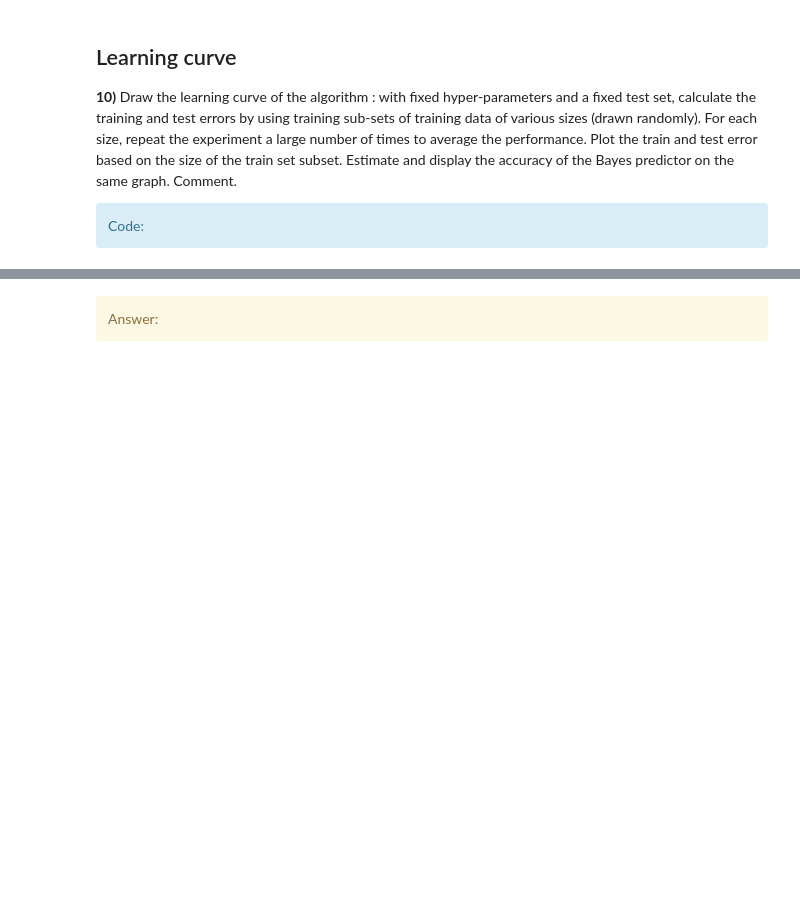
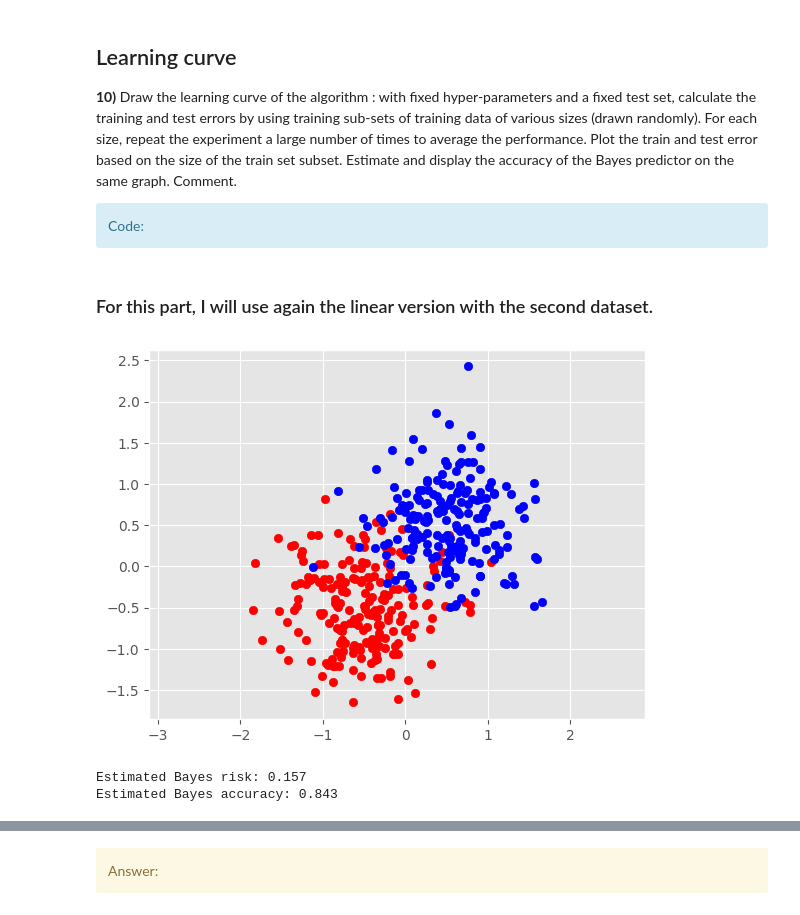
Before and after one commit to ronan-lebas/SD-TSIA210, a Jupyter notebook: TP_SVM.ipynb, the cells around one changed output, grey strips where cells are left out. Saved outputs shown, nothing was run; the diff lists cells and outputs as text; code cells hidden in the pictures; blank space fills up the shorter version.

```diff
--- a/TP_SVM.ipynb
+++ b/TP_SVM.ipynb
@@ -420,6 +420,35 @@ Plot the train and test error based on the size of the train set subset. Estimat
 
 <div class='alert alert-block alert-info'>
             Code:</div>
+# %% [markdown]
+### For this part, I will use again the linear version with the second dataset.
+# %%
+# Generate data and verify graphically that the two classes overlap
+# Re-use the code from question 3 and 5
+# Create two centers for the two distributions
+n1 = 200
+n2 = 200
+mu1 = [0.5, 0.5]
+mu2 = [-0.5, -0.5]
+sigma1 = [0.5, 0.5]
+sigma2 = [0.5, 0.5]
+centers = [mu1, mu2]
+sigmas = [sigma1, sigma2]
+
+# Use make_blobs to generate the two dimensions points from the two centers
+X, y = make_blobs(n_samples=n1+n2, centers=centers, cluster_std=sigmas, random_state=42)
+
+# Plot the points
+pos = np.where(y == 1)[0]
+neg = np.where(y == 0)[0]
+plt.scatter(X[pos,0], X[pos,1], c='r')
+plt.scatter(X[neg,0], X[neg,1], c='b')
+plt.axis('equal')
+plt.show()
+
+X_train, X_test, y_train, y_test = train_test_split(X, y, test_size=0.25, random_state=42)
+# %% [output]
+[figure, added]
 # %%
 # Total number of training samples
 n_tr = len(X_train)
@@ -468,0 +490,33 @@ plt.show()
+# %%
+# Do a Monte-Carlo estimation of the Bayes Risk (given the gaussian distributions you used to generate data)
+# This is the same computation than in question 4).
+
+# Do a Monte-Carlo estimation of the Bayes Risk (given the gaussian distributions you used to generate data)
+# You need to use the imported class from scipy to generate a large number of samples which you will use
+# to approximate the integral of the Bayes risk
+n_mc = 1000 # Repeat this n_mc times - enough to approximate
+expectation = 0
+for i in range(n_mc):
+    rand = random() < 0.5 # Random binary choice: will the point be generated from the first or second gaussian ?
+    if rand:
+        # First case: y = 0
+        x = np.random.multivariate_normal(mean=mu1, cov=np.diag(sigma1))
+    else:
+        # Second case: y = 1
+        x = np.random.multivariate_normal(mean=mu2, cov=np.diag(sigma2))
+
+    # You have to compute the conditional posterior probability of x given the 2 gaussians
+    # Use the multivariate_normal.pdf() method !
+    p1 = multivariate_normal.pdf(x, mean=mu1, cov=np.diag(sigma1))
+    p2 = multivariate_normal.pdf(x, mean=mu2, cov=np.diag(sigma2))
+    # Compute the risk from these and add it to the total
+    risk = min(p1/(p1+p2), p2/(p1+p2))
+    expectation += risk
+
+expectation /= n_mc
+
+print(f'Estimated Bayes risk: {np.around(expectation, 3)}')
+print(f'Estimated Bayes accuracy: {1 - np.around(expectation, 3)}')
+# %% [output]
+Estimated Bayes risk: 0.157
+Estimated Bayes accuracy: 0.843
```
Also changed, not shown: parts of 5 cells of this notebook.
